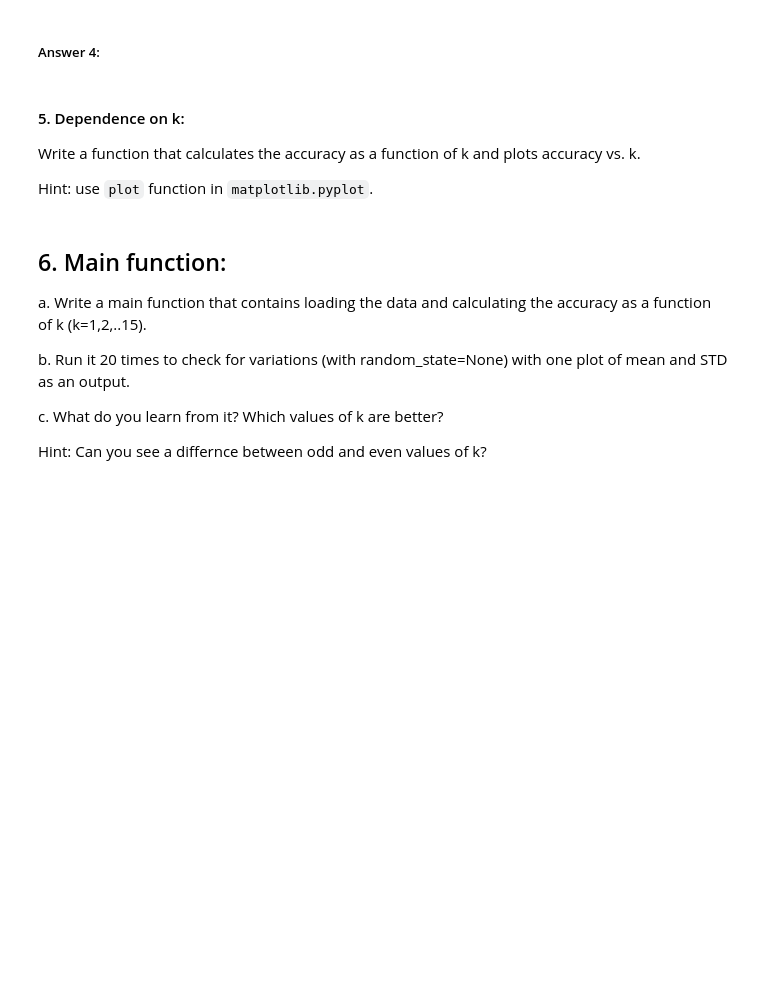
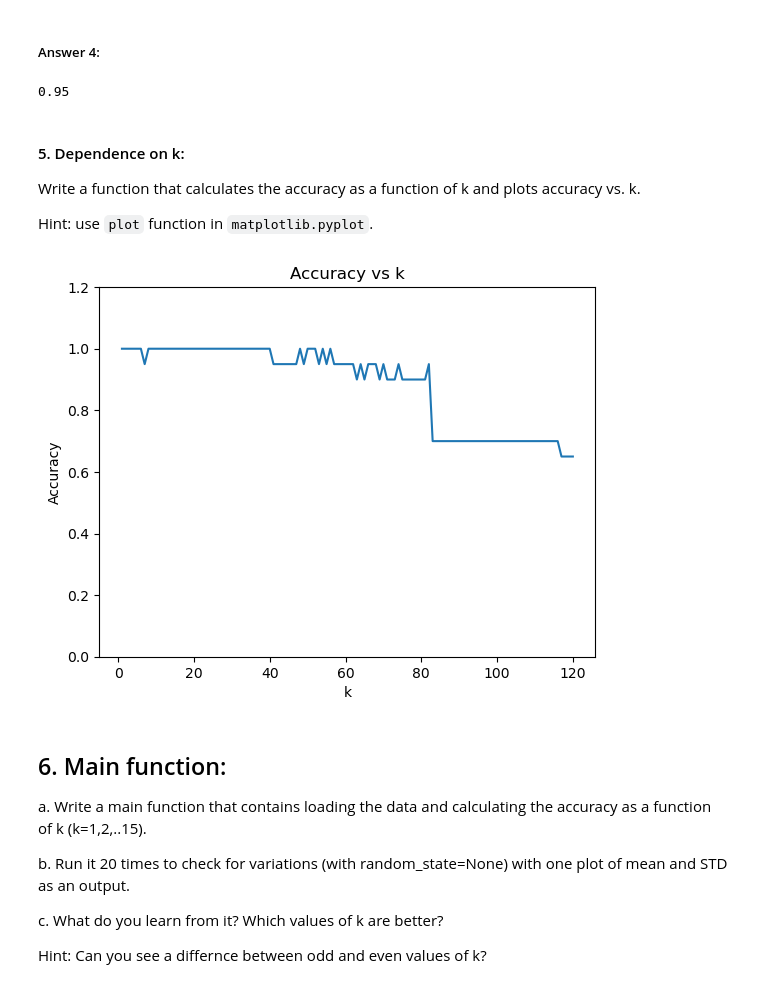
Before and after one commit to MichalZamberg/Hub, a Jupyter notebook: ex_home_KNN.ipynb, the cells around one changed output. Saved outputs shown, nothing was run; the diff lists cells and outputs as text; code cells hidden in the pictures; blank space fills up the shorter version.

```diff
--- a/ex_home_KNN.ipynb
+++ b/ex_home_KNN.ipynb
@@ -67,3 +114,16 @@ Hint:
 You can calculate all the distances and then sort the distances in ascending order. Then, choose the k first elements. With these k nearest neighbours, do the "voting", i.e. find the most common label amongst them.
 # %%
 # Question 3
+def sort_and_predict(x0,X_train,Y_train,k):
+    dist=calc_distance(x0, X_train)
+    dist = np.array(dist)
+    sorted_indices = np.argsort(dist)[:k]
+    y=Y_train[sorted_indices]
+    values, counts = np.unique(y, return_counts=True)
+    most_common_index = np.argmax(counts)
+    most_common_label = values[most_common_index]
+    return most_common_label
+
+tag = sort_and_predict(X_train[0, :], X_train,Y_train, 7)
+
+print(tag)
@@ -81,5 +141,20 @@ b. Think about the time for training and for testing. Is this method efficient f
 # %% [markdown]
 ##### Answer 4:
+# %%
+# Quesion 4
+def prediction_accuracy(X_test,Y_test,k,X_train,Y_train):
+    X_test=np.array(X_test)
+    tag=[]
+    for row in X_test:
+        tag.append(sort_and_predict(row,X_train,Y_train,k))
+    accuracy=np.sum(tag == Y_test) / len(Y_test)
+    return accuracy
+
+k=7
+accuracy=prediction_accuracy(X_test,Y_test,k,X_train,Y_train)
+print(accuracy)
+# %% [output]
+0.95
 # %% [markdown]
 #### 5. Dependence on k:
 
@@ -88,6 +163,23 @@ Write a function that calculates the accuracy as a function of k and plots accur
 Hint: use `plot` function in `matplotlib.pyplot`.
 # %%
 # Question 5
+def accuracy_per_k(X_test,Y_test,X_train,Y_train,Range):
+    accuracy=[]
+    for k in Range:
+        accuracy.append(prediction_accuracy(X_test,Y_test,k,X_train,Y_train))
+    return accuracy
+
+
+Ks=range(1,121)
+accuracy=accuracy_per_k(X_test,Y_test,X_train,Y_train,Ks)
+plt.plot(Ks, accuracy)
+plt.xlabel('k')
+plt.ylabel('Accuracy')
+plt.title('Accuracy vs k')
+plt.ylim(0, 1.2)
+plt.show()
+# %% [output]
+[figure, added]
 # %% [markdown]
 ## 6.  Main function:
 
```
Also changed, not shown: parts of 12 cells of this notebook, 7 other files.
